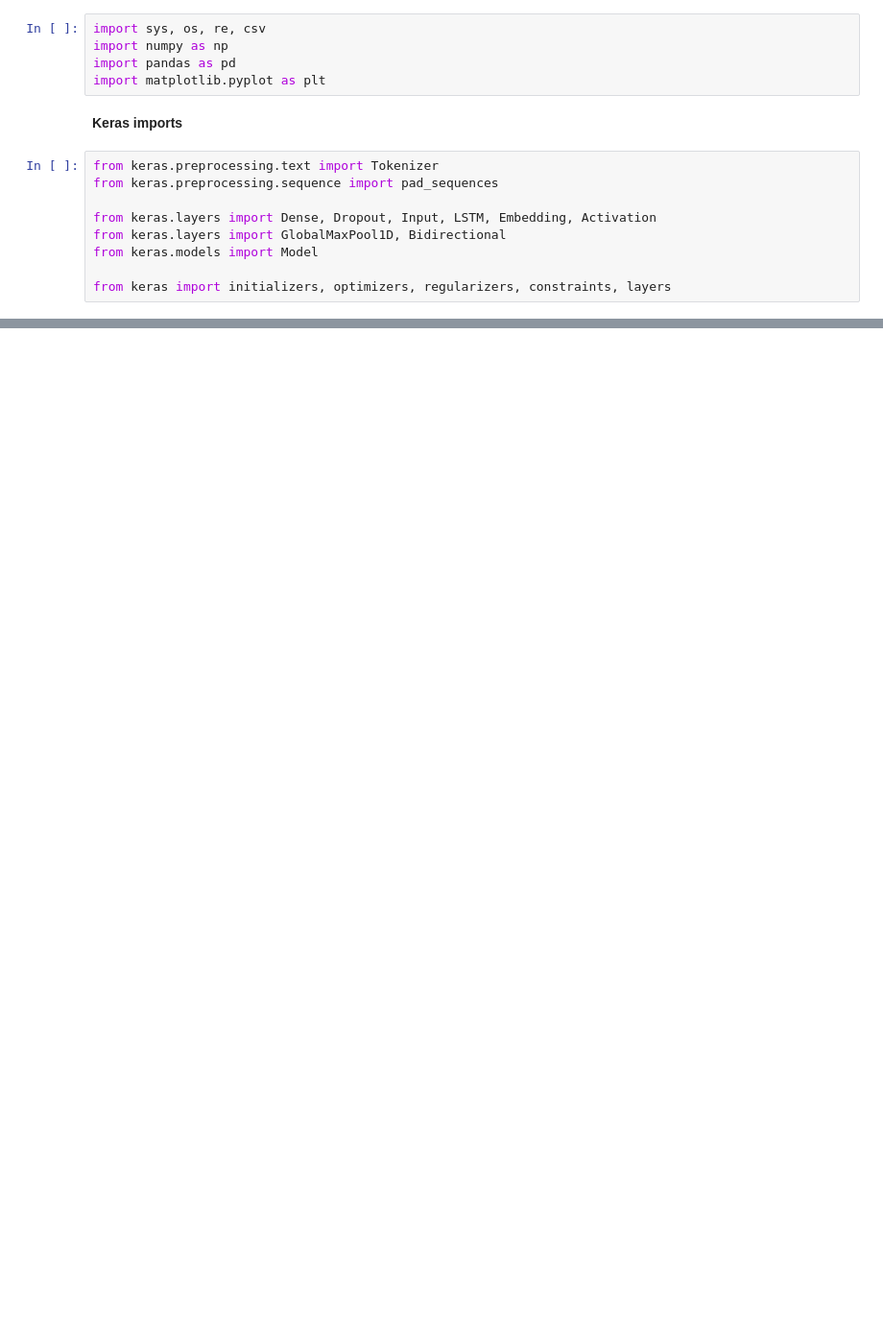
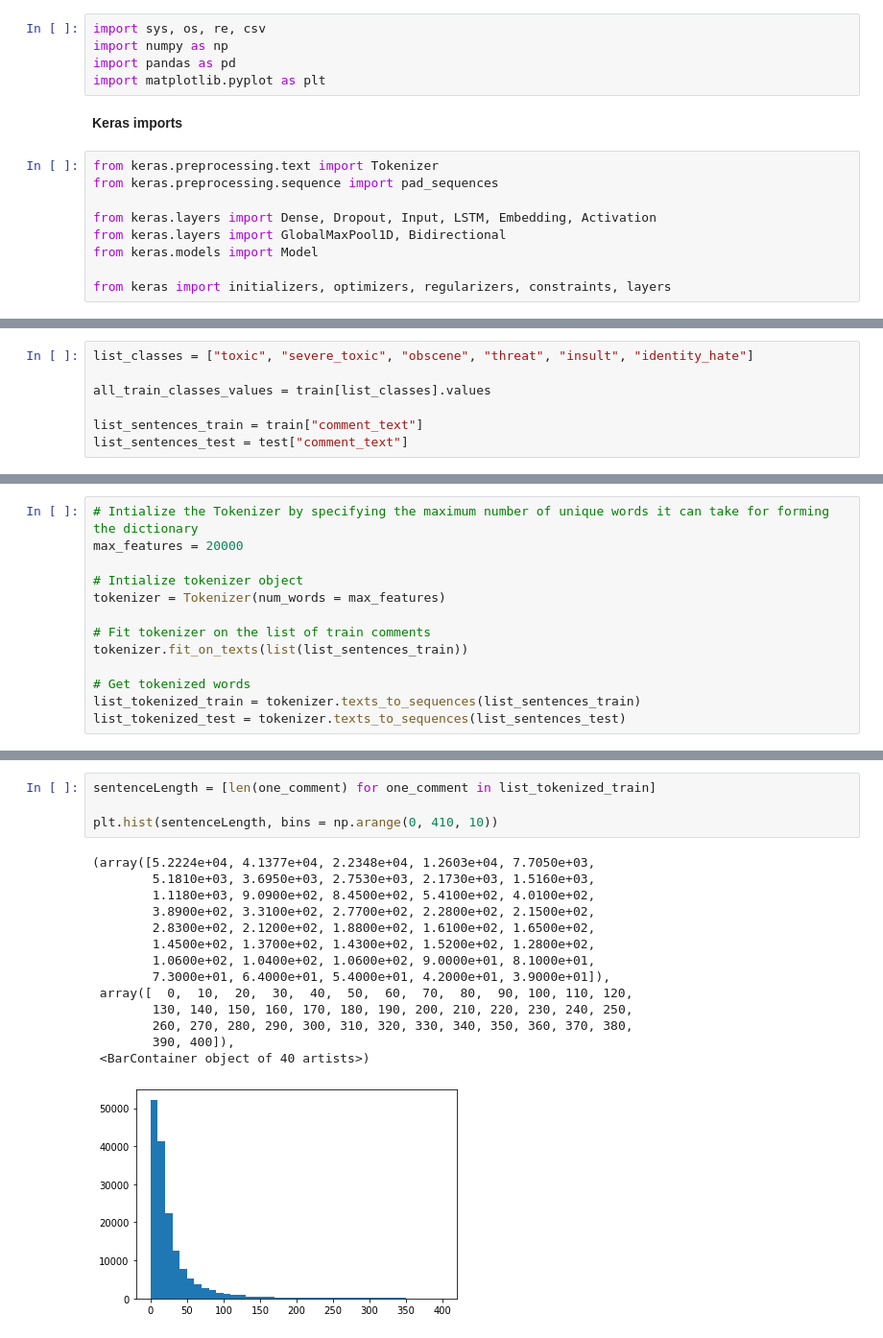
Before and after one commit to PrakritiAilavadi/Kaggle, a Jupyter notebook: toxic-comments-classification-using-nlp-models.ipynb, the cells around one changed output, grey strips where cells are left out. Shown at 96% size. Cells and saved outputs as stored; diff of their text form; blank space fills up the shorter version.

```diff
--- a/toxic-comments-classification-using-nlp-models.ipynb
+++ b/toxic-comments-classification-using-nlp-models.ipynb
@@ -125,0 +227,7 @@ from keras import initializers, optimizers, regularizers, constraints, layers
+# %%
+list_classes = ["toxic", "severe_toxic", "obscene", "threat", "insult", "identity_hate"]
+
+all_train_classes_values = train[list_classes].values
+
+list_sentences_train = train["comment_text"]
+list_sentences_test = test["comment_text"]
@@ -125,0 +261,13 @@ from keras import initializers, optimizers, regularizers, constraints, layers
+# %%
+# Intialize the Tokenizer by specifying the maximum number of unique words it can take for forming the dictionary
+max_features = 20000
+
+# Intialize tokenizer object
+tokenizer = Tokenizer(num_words = max_features)
+
+# Fit tokenizer on the list of train comments
+tokenizer.fit_on_texts(list(list_sentences_train))
+
+# Get tokenized words
+list_tokenized_train = tokenizer.texts_to_sequences(list_sentences_train)
+list_tokenized_test = tokenizer.texts_to_sequences(list_sentences_test)
@@ -125,0 +340,19 @@ from keras import initializers, optimizers, regularizers, constraints, layers
+# %%
+sentenceLength = [len(one_comment) for one_comment in list_tokenized_train]
+
+plt.hist(sentenceLength, bins = np.arange(0, 410, 10))
+# %% [output]
+(array([5.2224e+04, 4.1377e+04, 2.2348e+04, 1.2603e+04, 7.7050e+03,
+        5.1810e+03, 3.6950e+03, 2.7530e+03, 2.1730e+03, 1.5160e+03,
+        1.1180e+03, 9.0900e+02, 8.4500e+02, 5.4100e+02, 4.0100e+02,
+        3.8900e+02, 3.3100e+02, 2.7700e+02, 2.2800e+02, 2.1500e+02,
+        2.8300e+02, 2.1200e+02, 1.8800e+02, 1.6100e+02, 1.6500e+02,
+        1.4500e+02, 1.3700e+02, 1.4300e+02, 1.5200e+02, 1.2800e+02,
+        1.0600e+02, 1.0400e+02, 1.0600e+02, 9.0000e+01, 8.1000e+01,
+        7.3000e+01, 6.4000e+01, 5.4000e+01, 4.2000e+01, 3.9000e+01]),
+ array([  0,  10,  20,  30,  40,  50,  60,  70,  80,  90, 100, 110, 120,
+        130, 140, 150, 160, 170, 180, 190, 200, 210, 220, 230, 240, 250,
+        260, 270, 280, 290, 300, 310, 320, 330, 340, 350, 360, 370, 380,
+        390, 400]),
+ <BarContainer object of 40 artists>)
+[figure, added]
```
Also changed, not shown: parts of 18 cells of this notebook.
